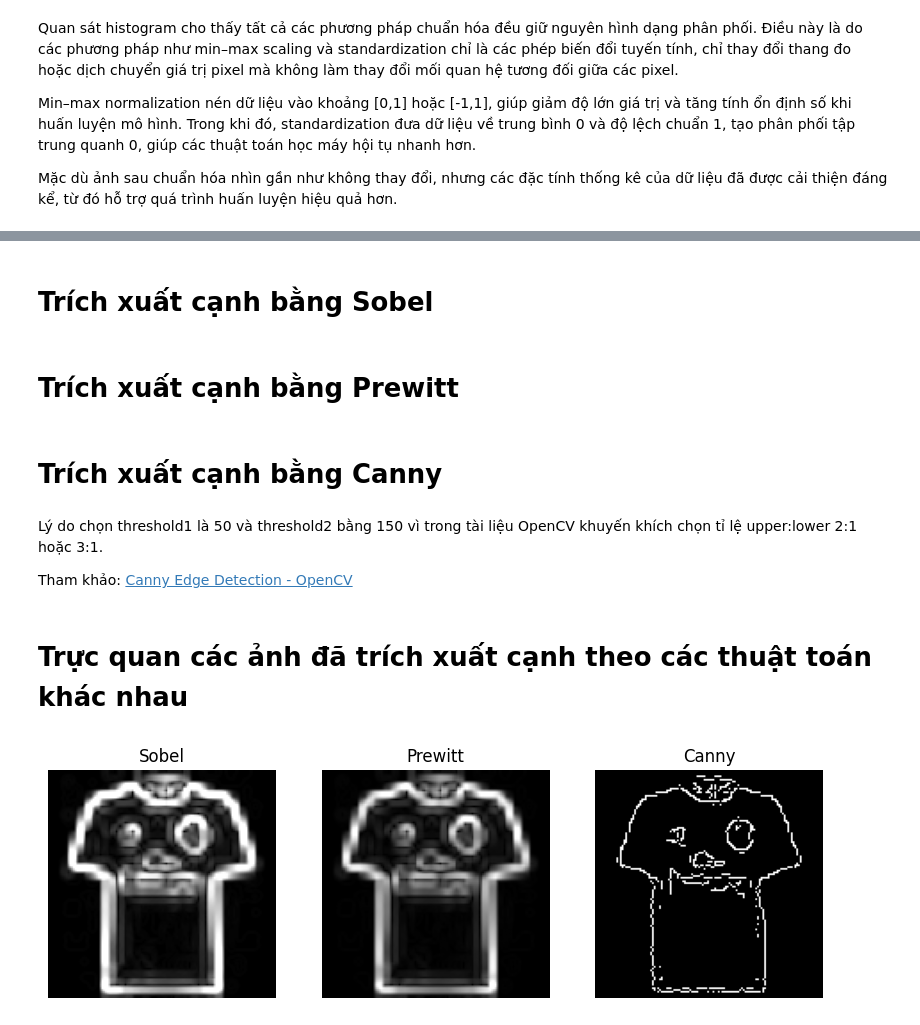
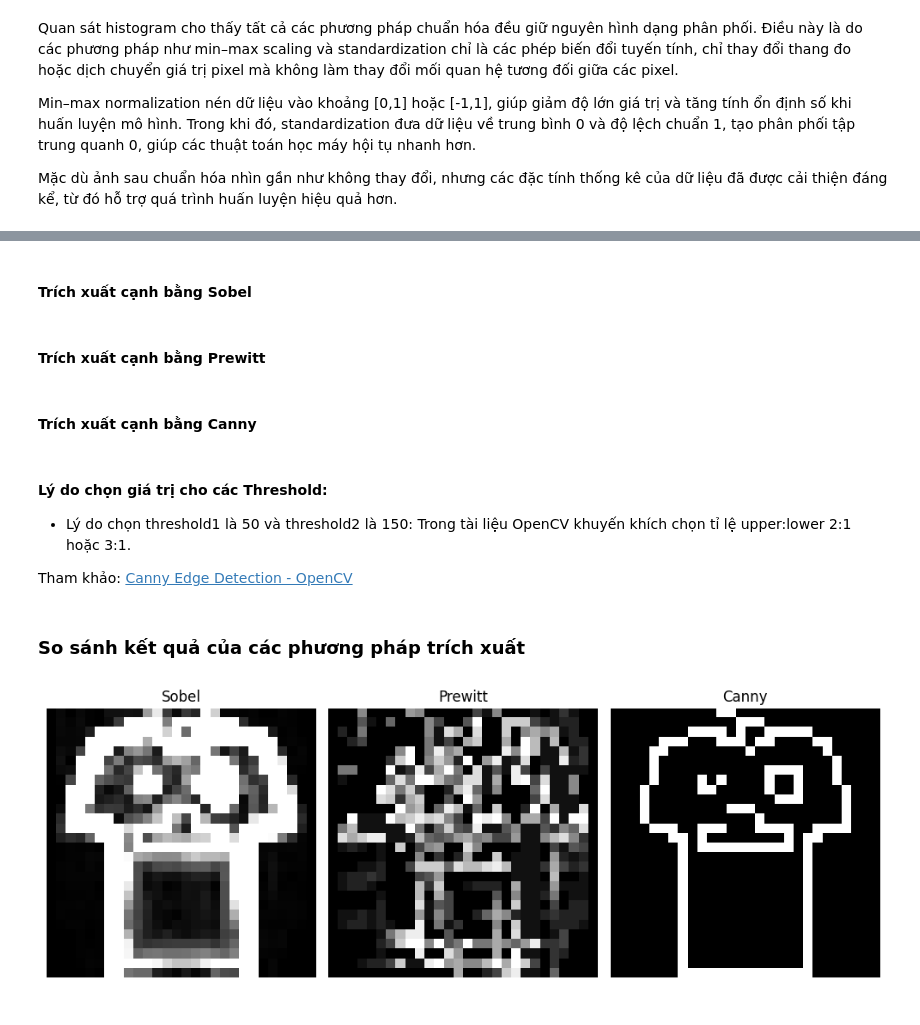
Before and after one commit to thloc1212/DataMiningLab1, a Jupyter notebook: notebooks/01_image_preprocessing.ipynb, the cells around one changed output, grey strips where cells are left out. Saved outputs shown, nothing was run; the diff lists cells and outputs as text; code cells hidden in the pictures.

Commit message:
Sửa lại code không resize

```diff
--- a/notebooks/01_image_preprocessing.ipynb
+++ b/notebooks/01_image_preprocessing.ipynb
@@ -95,5 +136,5 @@ For each pixel (R, G, B):
 # %%
-img = resized128_linear.astype(np.float32)
+img = X[0]
 
 min_value = img.min()
 max_value = img.max()
@@ -111,12 +152,12 @@ img_m11 = 2 * img_01 - 1
 ## standardized
 
 
-global_mean = X_resized.mean()
-global_std = X_resized.std()
+global_mean = X.mean()
+global_std = X.std()
 
 
 
-X_standardized = (X_resized - global_mean) / global_std
+X_standardized = (X - global_mean) / global_std
 
 img_standardized = X_standardized[0]
 
@@ -200,5 +251,5 @@ Mặc dù ảnh sau chuẩn hóa nhìn gần như không thay đổi, nhưng cá
 # %% [markdown]
-# Trích xuất cạnh bằng Sobel
+#### **Trích xuất cạnh bằng Sobel**
 # %%
 sobelx = cv2.Sobel(img,cv2.CV_64F,1,0,ksize = 3)
 sobely = cv2.Sobel(img,cv2.CV_64F,0,1,ksize = 3)
@@ -207,7 +258,7 @@ sobel = np.sqrt(sobelx**2 + sobely**2)
 sobel = np.clip(sobel,0,255)
 sobel = np.uint8(sobel)
 # %% [markdown]
-# Trích xuất cạnh bằng Prewitt
+#### **Trích xuất cạnh bằng Prewitt**
 # %%
 kernelx = np.array([ [1,0,-1],
                     [1,0,-1],
@@ -224,35 +275,38 @@ prewitt = np.sqrt(prewittx**2 + prewitty**2)
 prewitt = np.clip(prewitt,0,255)
 prewitt = np.uint8(prewitt)
 # %% [markdown]
-# Trích xuất cạnh bằng Canny
+#### **Trích xuất cạnh bằng Canny**
 # %%
 canny = cv2.Canny(img.astype(np.uint8), threshold1=50, threshold2=150)
 # %% [markdown]
-Lý do chọn threshold1 là 50 và threshold2 bằng 150 vì trong tài liệu OpenCV khuyến khích chọn tỉ lệ upper:lower 2:1 hoặc 3:1.
+#### **Lý do chọn giá trị cho các Threshold:**
+- Lý do chọn threshold1 là 50 và threshold2 là 150: Trong tài liệu OpenCV khuyến khích chọn tỉ lệ upper:lower 2:1 hoặc 3:1.
 
 Tham khảo: [Canny Edge Detection - OpenCV](https://docs.opencv.org/4.x/da/d5c/tutorial_canny_detector.html)
 # %% [markdown]
-# Trực quan các ảnh đã trích xuất cạnh theo các thuật toán khác nhau
+### **So sánh kết quả của các phương pháp trích xuất**
 # %%
 plt.figure(figsize=(10,8))
-
 
 plt.subplot(1,3,1)
 plt.imshow(sobel,cmap='gray')
 plt.title("Sobel")
 plt.axis('off')
 
 plt.subplot(1,3,2)
 plt.imshow(prewitt,cmap='gray')
 plt.title("Prewitt")
 plt.axis('off')
 
 plt.subplot(1,3,3)
 plt.imshow(canny,cmap='gray')
 plt.title("Canny")
-plt.axis('off');
+plt.axis('off')
+
+plt.tight_layout()
+plt.savefig("edges_new.svg", format="svg")
 # %% [output]
-[figure, old version]
+[figure, new version]
 # %% [markdown]
 Nhận xét
 - Đối với thuật toán Sobel thì trích xuất biên khá dày,sáng mạnh quanh biên áo và còn nhiều texture bên trong áo, không tốt cho trích biên rõ ràng
```
Also changed, not shown: parts of 20 cells of this notebook.
